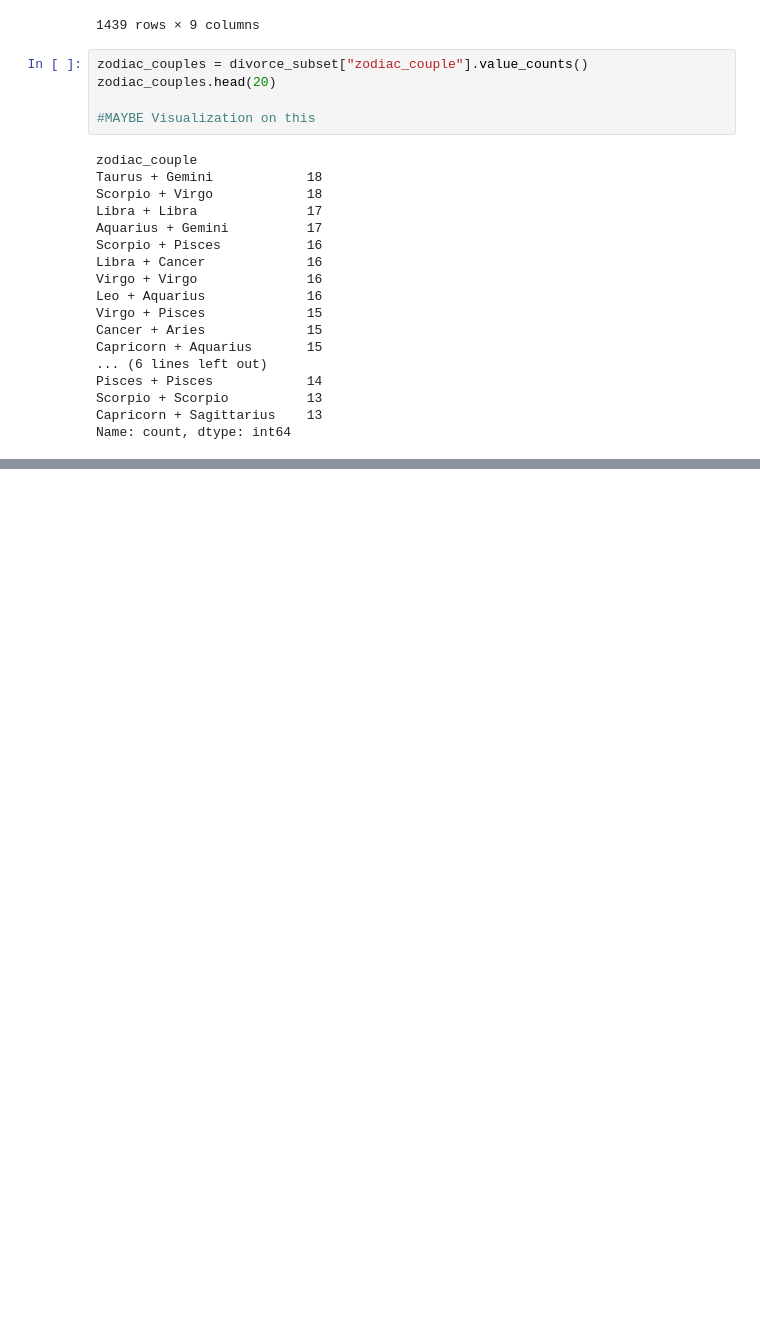
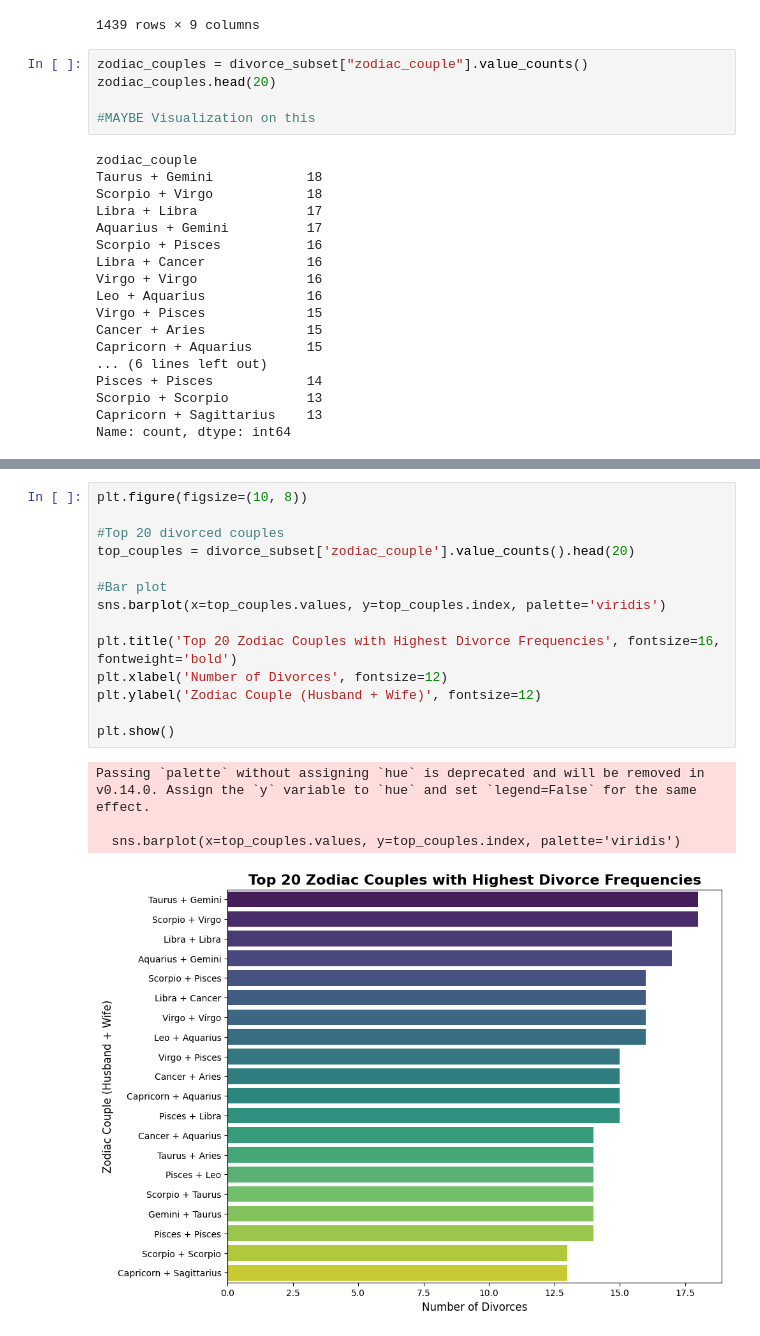
Before and after one commit to ayla2514/Human-Behavior-Analysis-via-Birth-Data, a Jupyter notebook: eda.ipynb, the cells around one changed output, grey strips where cells are left out. Cells and saved outputs as stored; diff of their text form; blank space fills up the shorter version.

```diff
--- a/eda.ipynb
+++ b/eda.ipynb
@@ -229,0 +254,19 @@ Name: count, dtype: int64
+# %%
+plt.figure(figsize=(10, 8))
+
+#Top 20 divorced couples
+top_couples = divorce_subset['zodiac_couple'].value_counts().head(20)
+
+#Bar plot
+sns.barplot(x=top_couples.values, y=top_couples.index, palette='viridis')
+
+plt.title('Top 20 Zodiac Couples with Highest Divorce Frequencies', fontsize=16, fontweight='bold')
+plt.xlabel('Number of Divorces', fontsize=12)
+plt.ylabel('Zodiac Couple (Husband + Wife)', fontsize=12)
+
+plt.show()
+# %% [output]
+Passing `palette` without assigning `hue` is deprecated and will be removed in v0.14.0. Assign the `y` variable to `hue` and set `legend=False` for the same effect.
+
+  sns.barplot(x=top_couples.values, y=top_couples.index, palette='viridis')
+[figure, added]
```
Also changed, not shown: parts of 4 cells of this notebook.
